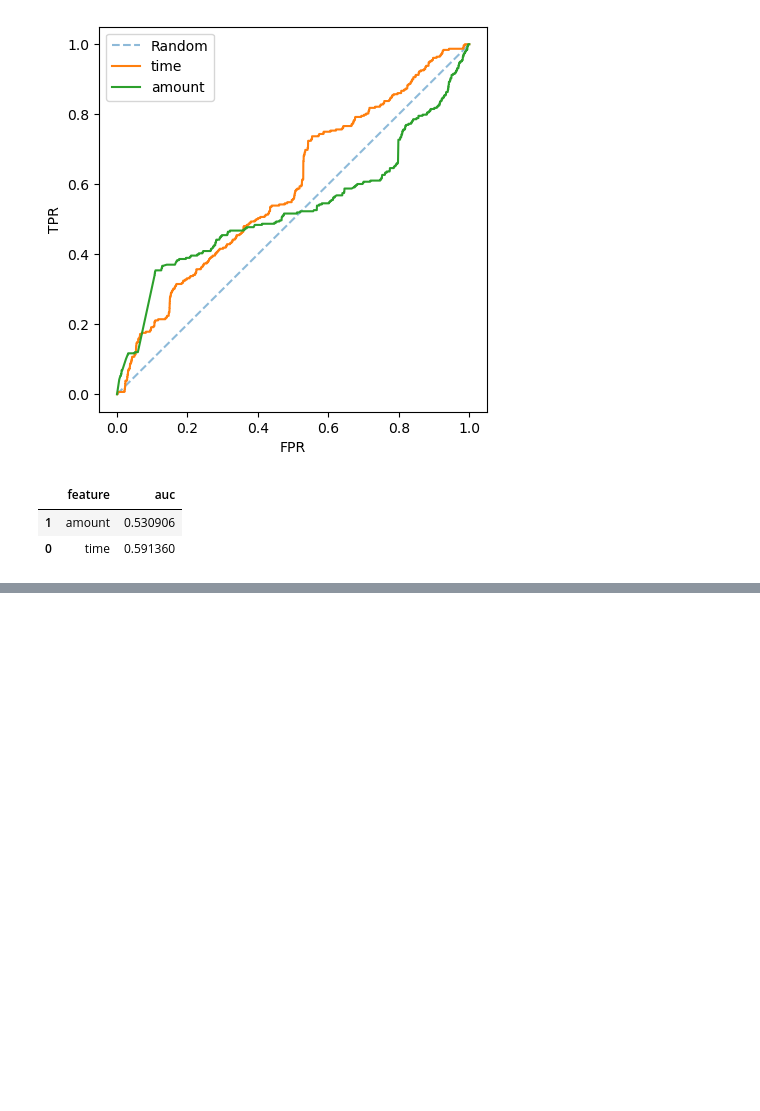
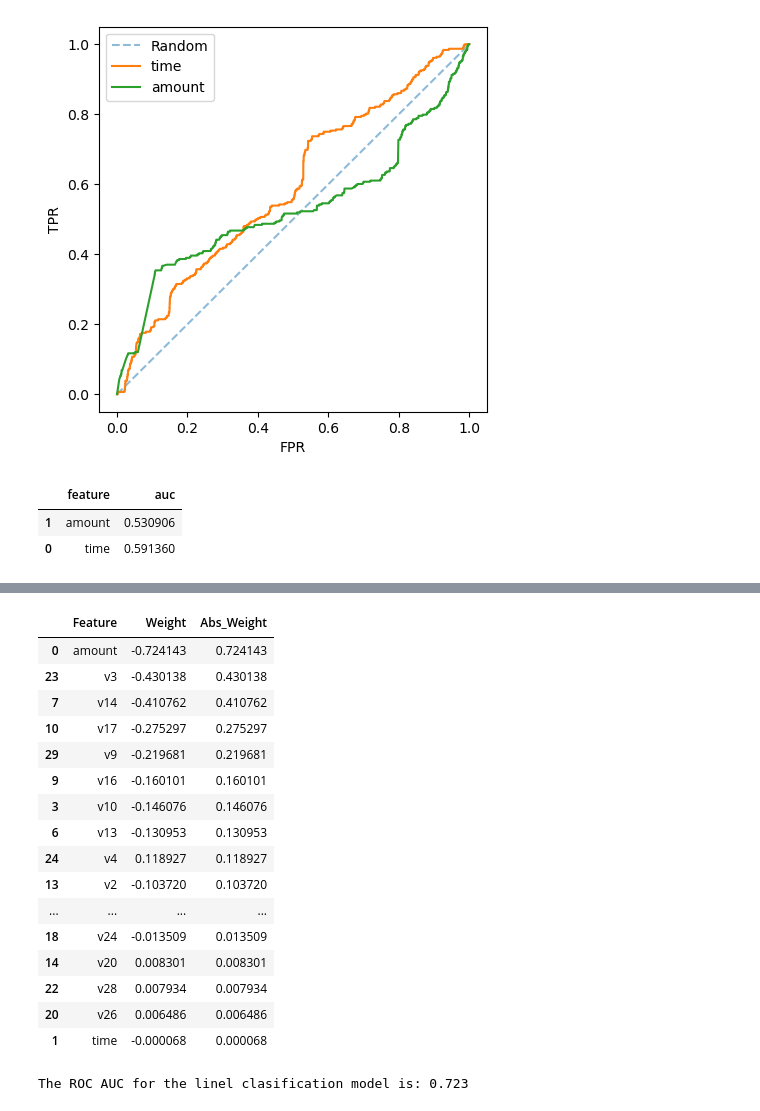
Before and after one commit to angelomarcelino/credit-card-fraud-ml-project, a Jupyter notebook: notebook/notebook.ipynb, the cells around one changed output, grey strips where cells are left out. Saved outputs shown, nothing was run; the diff lists cells and outputs as text; code cells hidden in the pictures; blank space fills up the shorter version.

```diff
--- a/notebook/notebook.ipynb
+++ b/notebook/notebook.ipynb
@@ -328,0 +431,23 @@ plt.show()
+# %%
+weights = new_model.coef_[0]
+weights_df = pd.DataFrame({'Feature': dv.get_feature_names_out(), 'Weight': weights, 'Abs_Weight': abs(weights)})
+weights_df = weights_df.sort_values(by='Abs_Weight', ascending=False)
+weights_df
+# %% [output]
+|  | Feature | Weight | Abs_Weight |
+| 0 | amount | -0.724143 | 0.724143 |
+| 23 | v3 | -0.430138 | 0.430138 |
+| 7 | v14 | -0.410762 | 0.410762 |
+| 10 | v17 | -0.275297 | 0.275297 |
+| 29 | v9 | -0.219681 | 0.219681 |
+| 9 | v16 | -0.160101 | 0.160101 |
+| 3 | v10 | -0.146076 | 0.146076 |
+| 6 | v13 | -0.130953 | 0.130953 |
+| 24 | v4 | 0.118927 | 0.118927 |
+| 13 | v2 | -0.103720 | 0.103720 |
+| ... | ... | ... | ... |
+| 18 | v24 | -0.013509 | 0.013509 |
+| 14 | v20 | 0.008301 | 0.008301 |
+| 22 | v28 | 0.007934 | 0.007934 |
+| 20 | v26 | 0.006486 | 0.006486 |
+| 1 | time | -0.000068 | 0.000068 |
@@ -328,0 +461,6 @@ plt.show()
+# %%
+fpr, tpr, possible_thresholds = roc_curve(y_val, y_val_pred_proba)
+roc_auc= round(auc(fpr, tpr),3)
+print (f'The ROC AUC for the linel clasification model is: {roc_auc}')
+# %% [output]
+The ROC AUC for the linel clasification model is: 0.723
```
Also changed, not shown: parts of 27 cells of this notebook.
